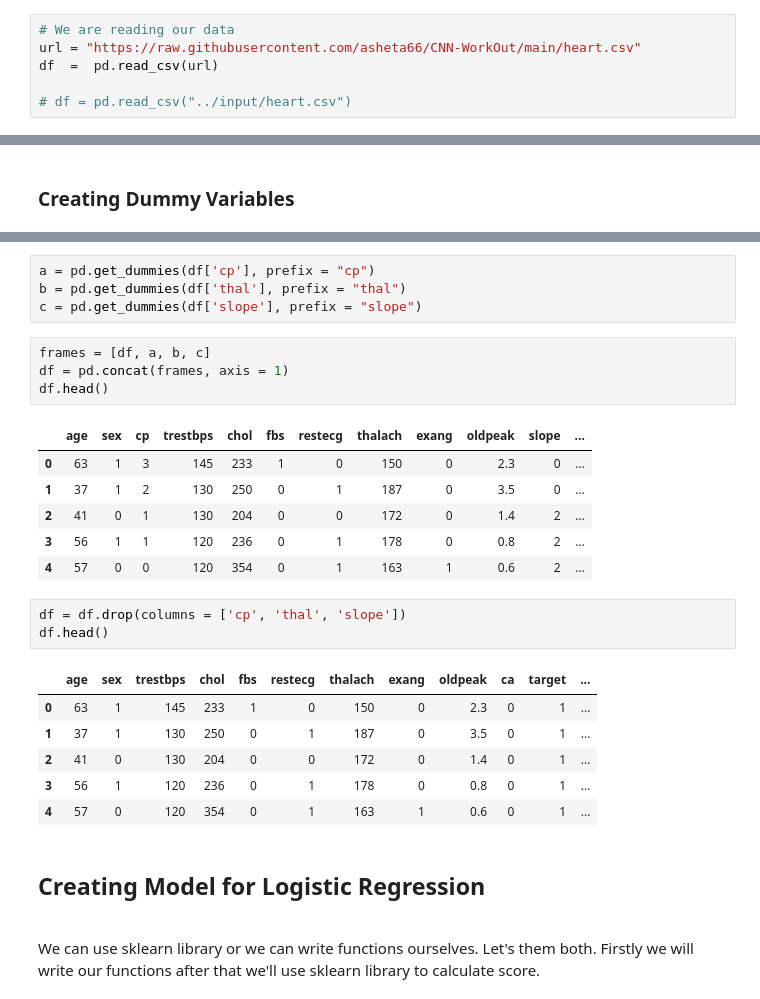
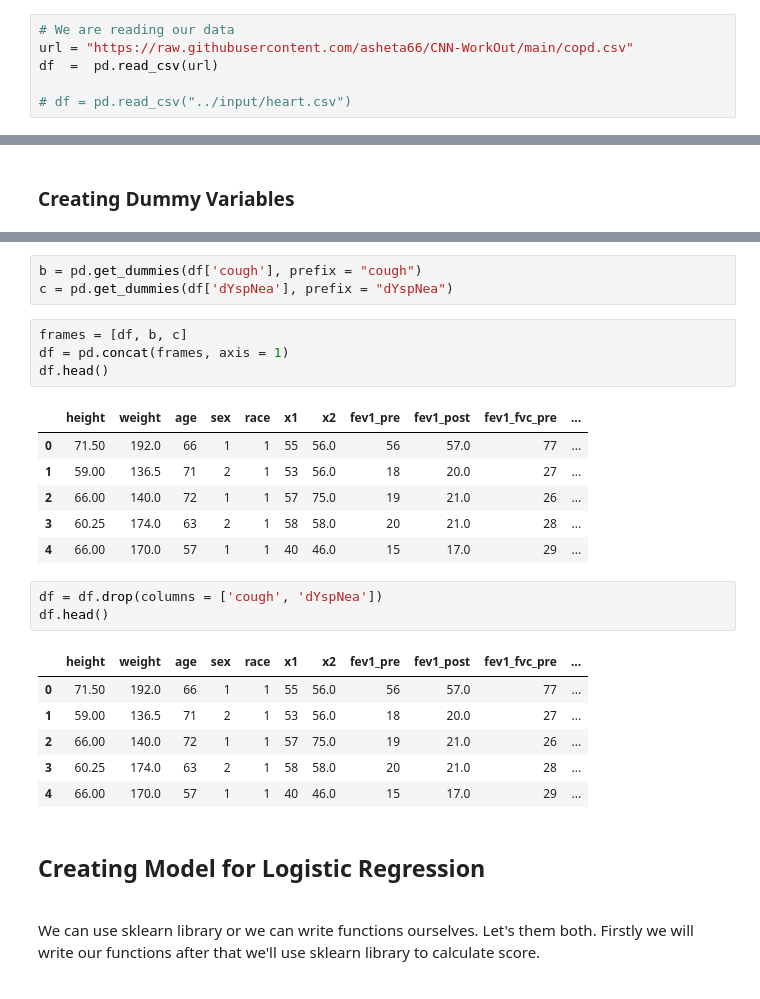
Before and after one commit to asheta66/CNN-WorkOut, a Jupyter notebook: data_classification.ipynb, the cells around one changed output, grey strips where cells are left out. Saved outputs shown, nothing was run; the diff lists cells and outputs as text.

```diff
--- a/data_classification.ipynb
+++ b/data_classification.ipynb
@@ -28,7 +28,7 @@ import os
 ## Read Data
 # %%
 # We are reading our data
-url = "https://raw.githubusercontent.com/asheta66/CNN-WorkOut/main/heart.csv"
+url = "https://raw.githubusercontent.com/asheta66/CNN-WorkOut/main/copd.csv"
 df  =  pd.read_csv(url)
 
 # df = pd.read_csv("../input/heart.csv")
@@ -164,28 +151,27 @@ plt.show()
 # %%
-a = pd.get_dummies(df['cp'], prefix = "cp")
-b = pd.get_dummies(df['thal'], prefix = "thal")
-c = pd.get_dummies(df['slope'], prefix = "slope")
+b = pd.get_dummies(df['cough'], prefix = "cough")
+c = pd.get_dummies(df['dYspNea'], prefix = "dYspNea")
 # %%
-frames = [df, a, b, c]
+frames = [df, b, c]
 df = pd.concat(frames, axis = 1)
 df.head()
 # %% [output]
-|  | age | sex | cp | trestbps | chol | fbs | restecg | thalach | exang | oldpeak | slope | ... |
-| 0 | 63 | 1 | 3 | 145 | 233 | 1 | 0 | 150 | 0 | 2.3 | 0 | ... |
-| 1 | 37 | 1 | 2 | 130 | 250 | 0 | 1 | 187 | 0 | 3.5 | 0 | ... |
-| 2 | 41 | 0 | 1 | 130 | 204 | 0 | 0 | 172 | 0 | 1.4 | 2 | ... |
-| 3 | 56 | 1 | 1 | 120 | 236 | 0 | 1 | 178 | 0 | 0.8 | 2 | ... |
-| 4 | 57 | 0 | 0 | 120 | 354 | 0 | 1 | 163 | 1 | 0.6 | 2 | ... |
+|  | height | weight | age | sex | race | x1 | x2 | fev1_pre | fev1_post | fev1_fvc_pre | ... |
+| 0 | 71.50 | 192.0 | 66 | 1 | 1 | 55 | 56.0 | 56 | 57.0 | 77 | ... |
+| 1 | 59.00 | 136.5 | 71 | 2 | 1 | 53 | 56.0 | 18 | 20.0 | 27 | ... |
+| 2 | 66.00 | 140.0 | 72 | 1 | 1 | 57 | 75.0 | 19 | 21.0 | 26 | ... |
+| 3 | 60.25 | 174.0 | 63 | 2 | 1 | 58 | 58.0 | 20 | 21.0 | 28 | ... |
+| 4 | 66.00 | 170.0 | 57 | 1 | 1 | 40 | 46.0 | 15 | 17.0 | 29 | ... |
 # %%
-df = df.drop(columns = ['cp', 'thal', 'slope'])
+df = df.drop(columns = ['cough', 'dYspNea'])
 df.head()
 # %% [output]
-|  | age | sex | trestbps | chol | fbs | restecg | thalach | exang | oldpeak | ca | target | ... |
-| 0 | 63 | 1 | 145 | 233 | 1 | 0 | 150 | 0 | 2.3 | 0 | 1 | ... |
-| 1 | 37 | 1 | 130 | 250 | 0 | 1 | 187 | 0 | 3.5 | 0 | 1 | ... |
-| 2 | 41 | 0 | 130 | 204 | 0 | 0 | 172 | 0 | 1.4 | 0 | 1 | ... |
-| 3 | 56 | 1 | 120 | 236 | 0 | 1 | 178 | 0 | 0.8 | 0 | 1 | ... |
-| 4 | 57 | 0 | 120 | 354 | 0 | 1 | 163 | 1 | 0.6 | 0 | 1 | ... |
+|  | height | weight | age | sex | race | x1 | x2 | fev1_pre | fev1_post | fev1_fvc_pre | ... |
+| 0 | 71.50 | 192.0 | 66 | 1 | 1 | 55 | 56.0 | 56 | 57.0 | 77 | ... |
+| 1 | 59.00 | 136.5 | 71 | 2 | 1 | 53 | 56.0 | 18 | 20.0 | 27 | ... |
+| 2 | 66.00 | 140.0 | 72 | 1 | 1 | 57 | 75.0 | 19 | 21.0 | 26 | ... |
+| 3 | 60.25 | 174.0 | 63 | 2 | 1 | 58 | 58.0 | 20 | 21.0 | 28 | ... |
+| 4 | 66.00 | 170.0 | 57 | 1 | 1 | 40 | 46.0 | 15 | 17.0 | 29 | ... |
 # %% [markdown]
 ## Creating Model for Logistic Regression
 <br>
```
Also changed, not shown: parts of 25 cells of this notebook.
